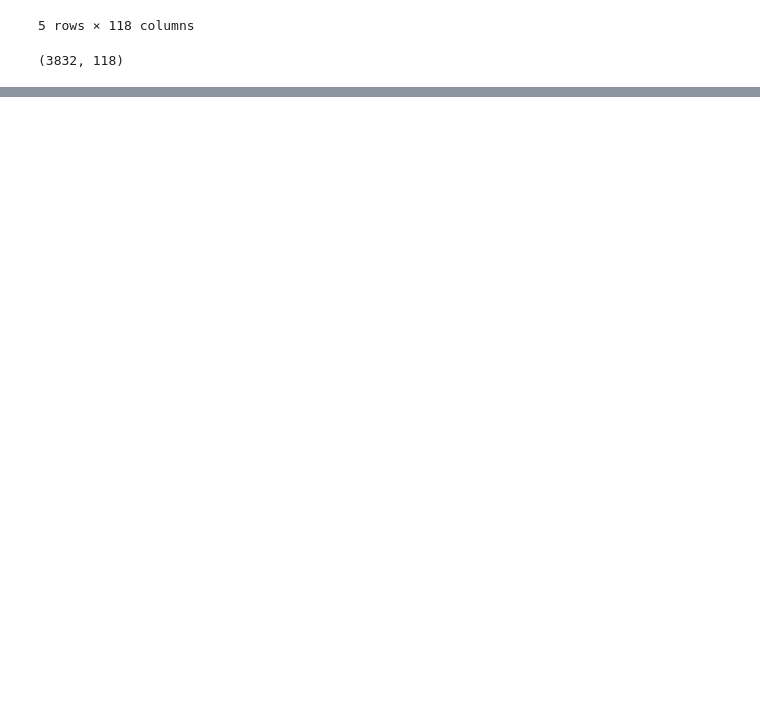
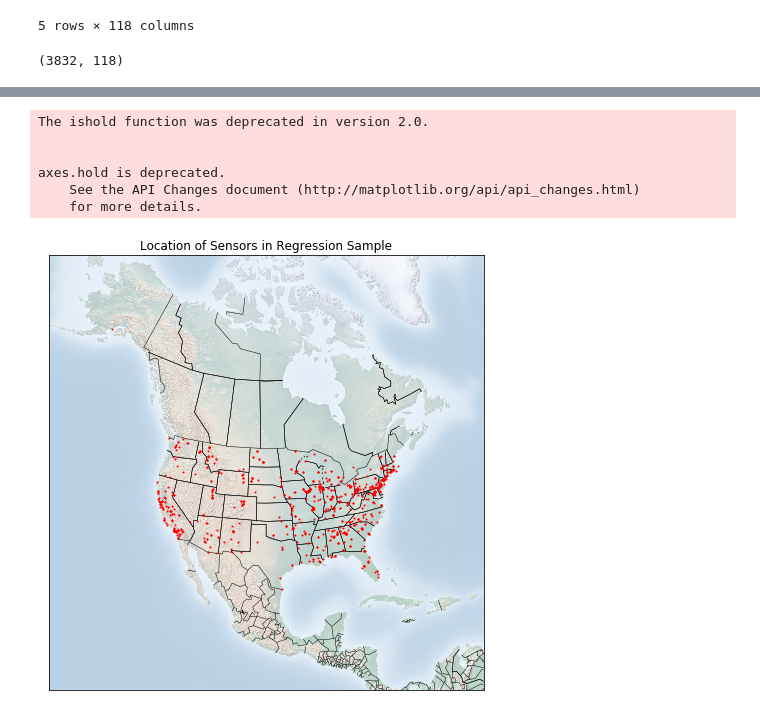
Before and after one commit to chase130101/airpred, a Jupyter notebook: eda/justin_EDA.ipynb, the cells around one changed output, grey strips where cells are left out. Cells and saved outputs as stored; diff of their text form; code cells hidden in the pictures; blank space fills up the shorter version.

```diff
--- a/eda/justin_EDA.ipynb
+++ b/eda/justin_EDA.ipynb
@@ -369,3 +373,31 @@ df_year_subset
+# %%
+fig = plt.figure(figsize=(8, 8))
+m = Basemap(projection='lcc', resolution='c',
+            width=8E6, height=8E6,
+            lat_0=45, lon_0=-100,)
+m.drawstates()
+m.drawcountries()
+
+longitude = df_year_subset["Lon"].as_matrix()
+latitude  = df_year_subset["Lat"].as_matrix()
+
+
+for n in range(len(df_year_subset)):
+    x, y = m(longitude[n], latitude[n])
+
+    plt.plot(x, y, 'ok', markersize=1, color = 'r')
+
+plt.title("Location of Sensors in Regression Sample")
+m.shadedrelief(scale=0.5, alpha=0.5)
+plt.show()
+# %% [output]
+The ishold function was deprecated in version 2.0.
+
+
+axes.hold is deprecated.
+    See the API Changes document (http://matplotlib.org/api/api_changes.html)
+    for more details.
+[figure, added]
 # %%
 df_year_subset["month"] = [date.month for date in pd.to_datetime(df_year_subset["date"])]
 df_year_subset.head()
```
Also changed, not shown: parts of 25 cells of this notebook.
